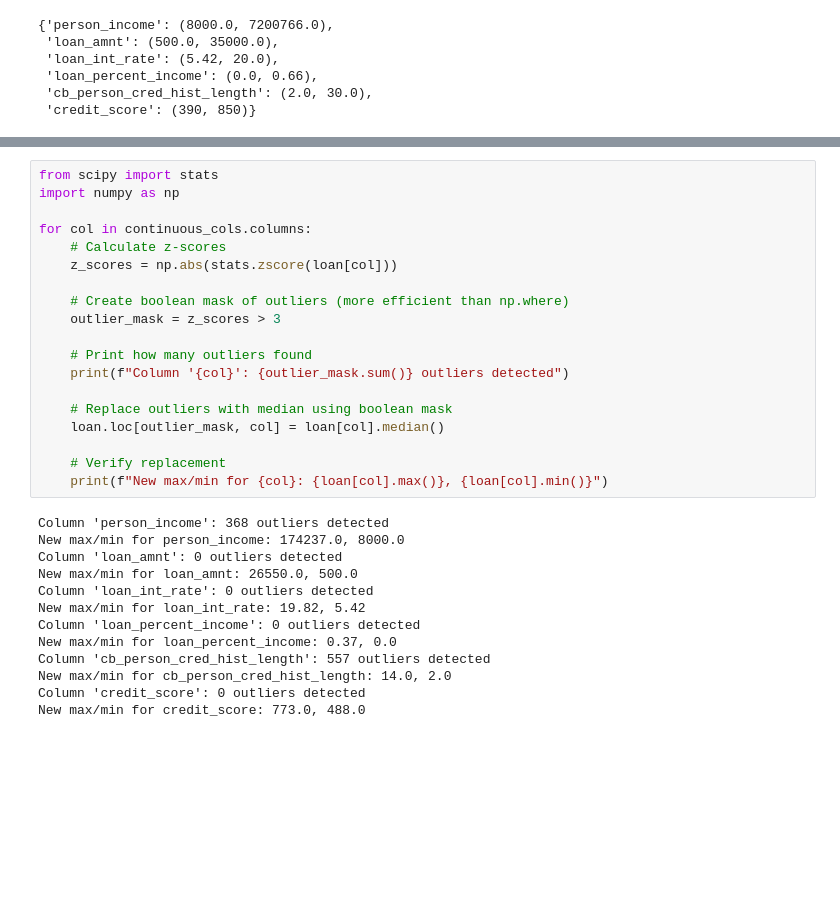
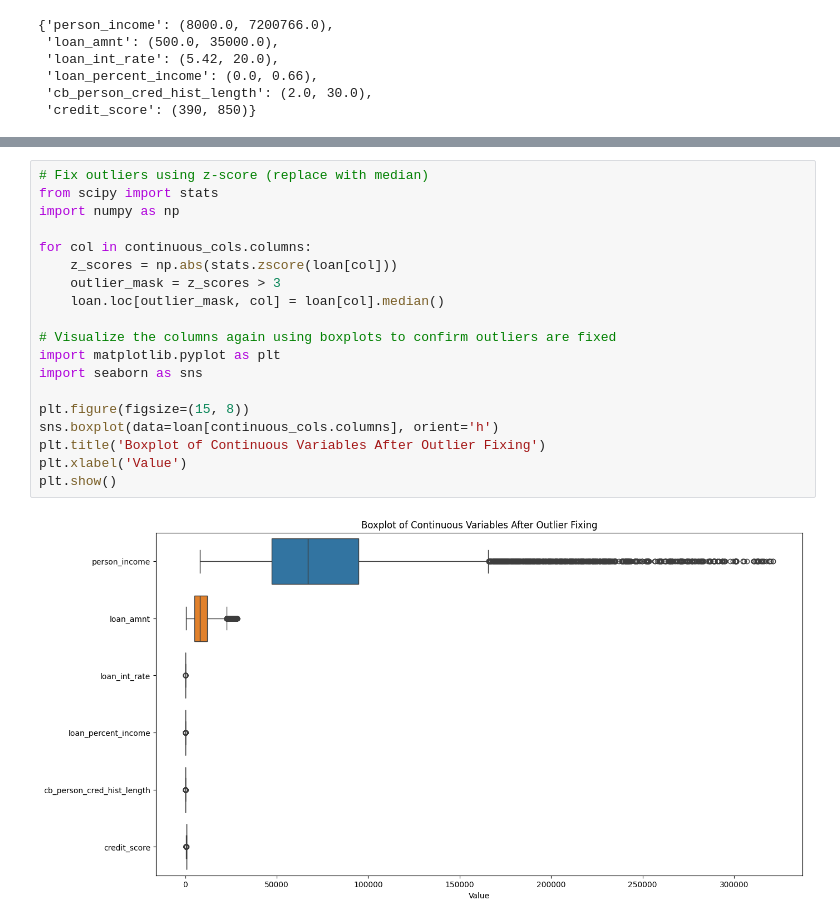
Before and after one commit to ahmed2402/Credit-Risk-Modeling, a Jupyter notebook: eda.ipynb, the cells around one changed output, grey strips where cells are left out. Drawn from its saved outputs; the diff is of its cells as text; blank space fills up the shorter version.

```diff
--- a/eda.ipynb
+++ b/eda.ipynb
@@ -151,35 +148,24 @@ plt.tight_layout()
-# %%
-from scipy import stats
-import numpy as np
-
-for col in continuous_cols.columns:
-    # Calculate z-scores
-    z_scores = np.abs(stats.zscore(loan[col]))
-
-    # Create boolean mask of outliers (more efficient than np.where)
-    outlier_mask = z_scores > 3
-
-    # Print how many outliers found
-    print(f"Column '{col}': {outlier_mask.sum()} outliers detected")
-
-    # Replace outliers with median using boolean mask
-    loan.loc[outlier_mask, col] = loan[col].median()
-
-    # Verify replacement
-    print(f"New max/min for {col}: {loan[col].max()}, {loan[col].min()}")
-# %% [output]
-Column 'person_income': 368 outliers detected
-New max/min for person_income: 174237.0, 8000.0
-Column 'loan_amnt': 0 outliers detected
-New max/min for loan_amnt: 26550.0, 500.0
-Column 'loan_int_rate': 0 outliers detected
-New max/min for loan_int_rate: 19.82, 5.42
-Column 'loan_percent_income': 0 outliers detected
-New max/min for loan_percent_income: 0.37, 0.0
-Column 'cb_person_cred_hist_length': 557 outliers detected
-New max/min for cb_person_cred_hist_length: 14.0, 2.0
-Column 'credit_score': 0 outliers detected
-New max/min for credit_score: 773.0, 488.0
+# %%
+# Fix outliers using z-score (replace with median)
+from scipy import stats
+import numpy as np
+
+for col in continuous_cols.columns:
+    z_scores = np.abs(stats.zscore(loan[col]))
+    outlier_mask = z_scores > 3
+    loan.loc[outlier_mask, col] = loan[col].median()
+
+# Visualize the columns again using boxplots to confirm outliers are fixed
+import matplotlib.pyplot as plt
+import seaborn as sns
+
+plt.figure(figsize=(15, 8))
+sns.boxplot(data=loan[continuous_cols.columns], orient='h')
+plt.title('Boxplot of Continuous Variables After Outlier Fixing')
+plt.xlabel('Value')
+plt.show()
+# %% [output]
+[figure, added]
 # %%
 #visualizing Outliers in continuous variables after fixing using box plots
 plt.figure(figsize=(15, 10))
```
Also changed, not shown: parts of 5 cells of this notebook.
